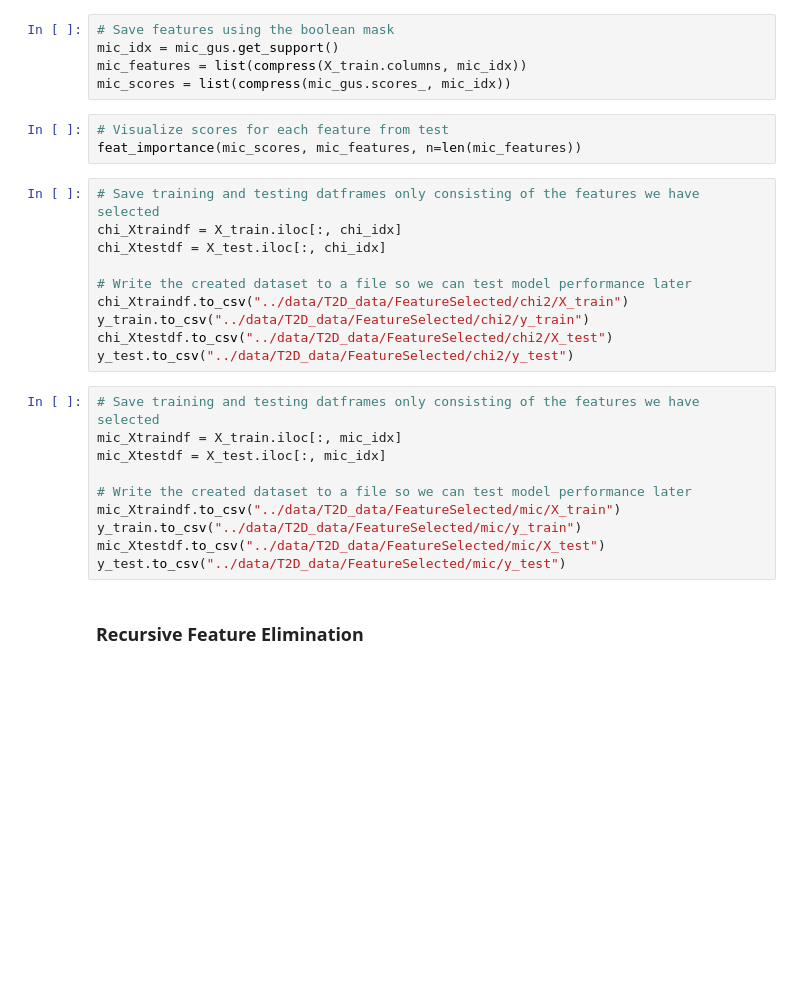
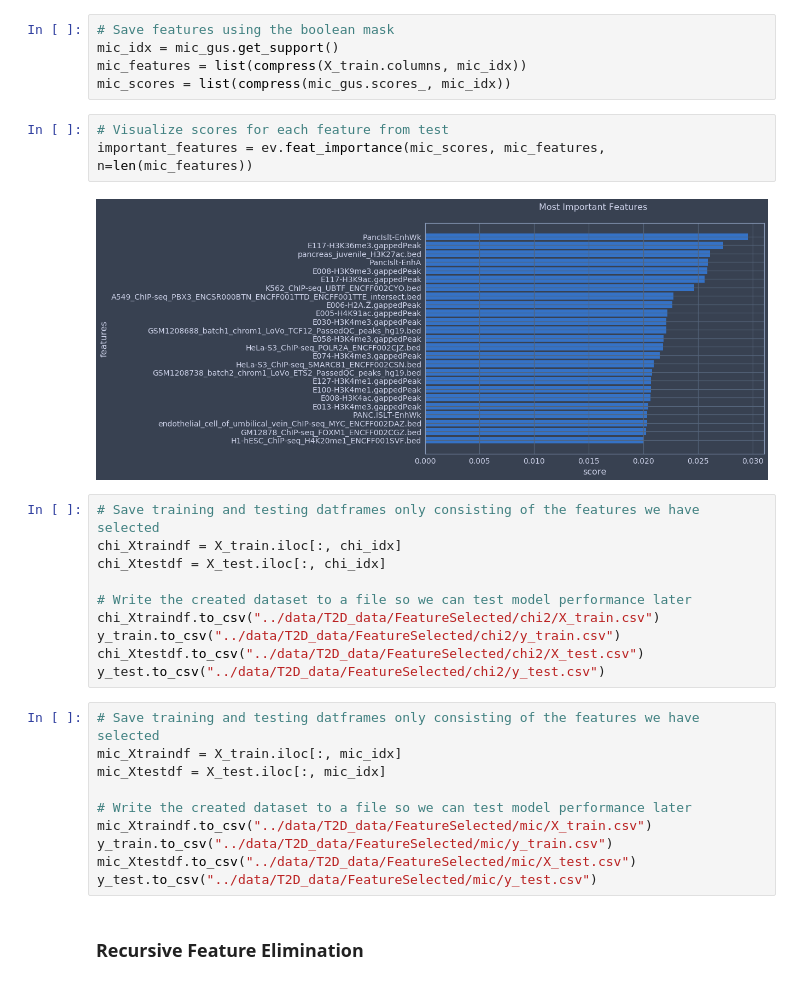
Before and after one commit to kaushik316/T2D_Models, a Jupyter notebook: src/notebooks/FeatureSelection.ipynb, the cells around one changed output. Saved outputs shown, nothing was run; the diff lists cells and outputs as text; blank space fills up the shorter version.

```diff
--- a/src/notebooks/FeatureSelection.ipynb
+++ b/src/notebooks/FeatureSelection.ipynb
@@ -150,27 +159,29 @@ mic_features = list(compress(X_train.columns, mic_idx))
 mic_scores = list(compress(mic_gus.scores_, mic_idx))
 # %%
 # Visualize scores for each feature from test
-feat_importance(mic_scores, mic_features, n=len(mic_features))
+important_features = ev.feat_importance(mic_scores, mic_features, n=len(mic_features))
+# %% [output]
+[figure, added]
 # %%
 # Save training and testing datframes only consisting of the features we have selected
 chi_Xtraindf = X_train.iloc[:, chi_idx]
 chi_Xtestdf = X_test.iloc[:, chi_idx]
 
 # Write the created dataset to a file so we can test model performance later
-chi_Xtraindf.to_csv("../data/T2D_data/FeatureSelected/chi2/X_train")
-y_train.to_csv("../data/T2D_data/FeatureSelected/chi2/y_train")
-chi_Xtestdf.to_csv("../data/T2D_data/FeatureSelected/chi2/X_test")
-y_test.to_csv("../data/T2D_data/FeatureSelected/chi2/y_test")
+chi_Xtraindf.to_csv("../data/T2D_data/FeatureSelected/chi2/X_train.csv")
+y_train.to_csv("../data/T2D_data/FeatureSelected/chi2/y_train.csv")
+chi_Xtestdf.to_csv("../data/T2D_data/FeatureSelected/chi2/X_test.csv")
+y_test.to_csv("../data/T2D_data/FeatureSelected/chi2/y_test.csv")
 # %%
 # Save training and testing datframes only consisting of the features we have selected
 mic_Xtraindf = X_train.iloc[:, mic_idx]
 mic_Xtestdf = X_test.iloc[:, mic_idx]
 
 # Write the created dataset to a file so we can test model performance later
-mic_Xtraindf.to_csv("../data/T2D_data/FeatureSelected/mic/X_train")
-y_train.to_csv("../data/T2D_data/FeatureSelected/mic/y_train")
-mic_Xtestdf.to_csv("../data/T2D_data/FeatureSelected/mic/X_test")
-y_test.to_csv("../data/T2D_data/FeatureSelected/mic/y_test")
+mic_Xtraindf.to_csv("../data/T2D_data/FeatureSelected/mic/X_train.csv")
+y_train.to_csv("../data/T2D_data/FeatureSelected/mic/y_train.csv")
+mic_Xtestdf.to_csv("../data/T2D_data/FeatureSelected/mic/X_test.csv")
+y_test.to_csv("../data/T2D_data/FeatureSelected/mic/y_test.csv")
 # %% [markdown]
 ### Recursive Feature Elimination
 # %% [markdown]
```
Also changed, not shown: parts of 23 cells of this notebook, 12 other files.
